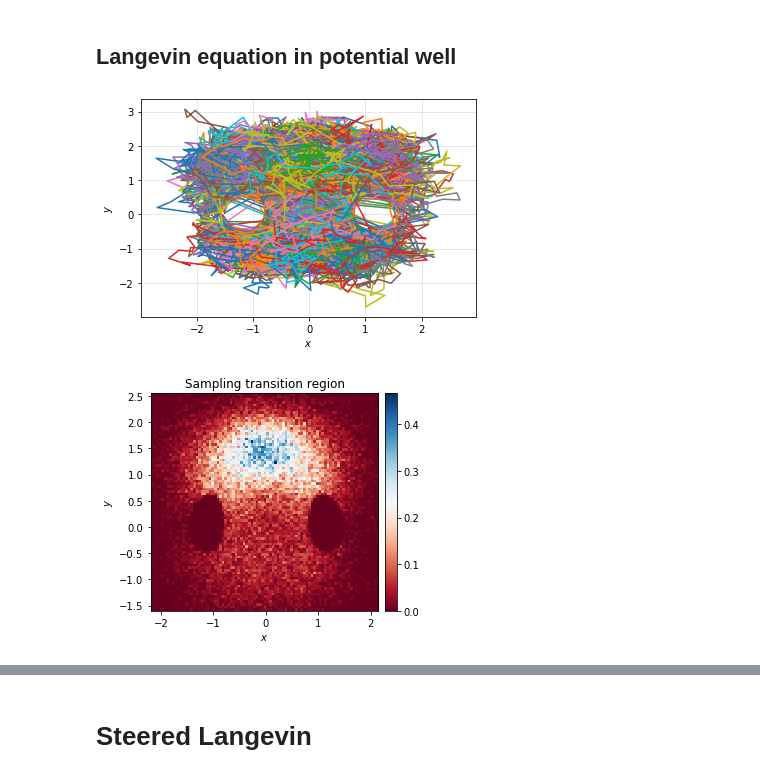
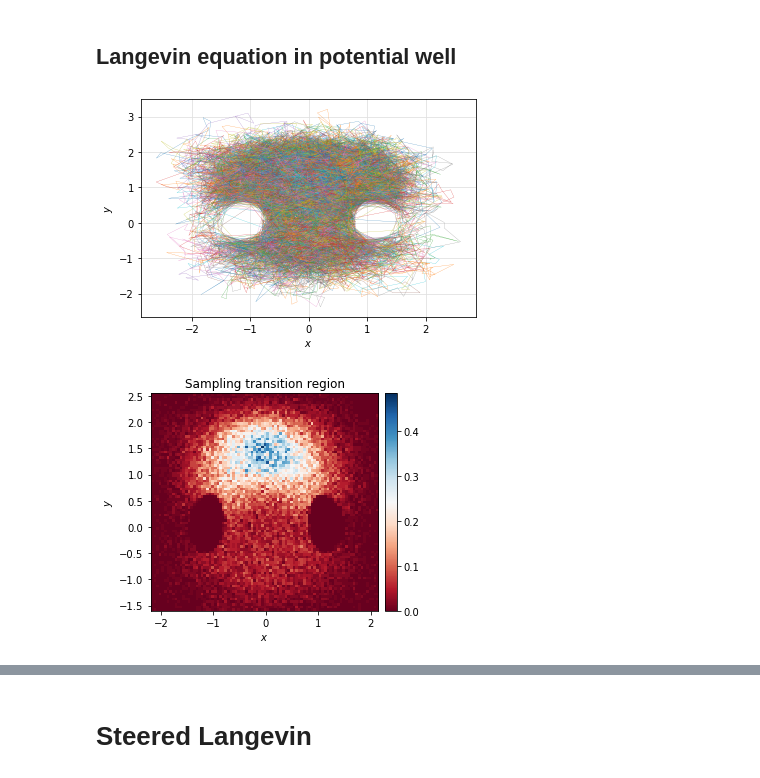
Before and after one commit to FrancescoSlongo/VariationalMD, a Jupyter notebook: 2D_ToyModel_2.ipynb, the cells around one changed output, grey strips where cells are left out. Drawn from its saved outputs; the diff is of its cells as text; code cells hidden in the pictures.

```diff
--- a/2D_ToyModel_2.ipynb
+++ b/2D_ToyModel_2.ipynb
@@ -105,42 +176,38 @@ for i in range(1000):
     q0 = np.array([-1.0, 0.0])
     traj = LI(q0, KbT = KbT)
     if traj[0,0] != 0 and traj[0,1] != 0:
-        plt.plot(traj[:,0], traj[:,1])
+        plt.plot(traj[:,0], traj[:,1], linewidth=0.2)
         if tmp==0:
             trajall = np.copy(traj)
             tmp = 1
         if tmp==1:
             trajall = np.concatenate((trajall, traj), axis=0)
 plt.xlabel('$x$')
 plt.ylabel('$y$')
 axes = plt.gca()
 axes.set_axisbelow(True)
 plt.grid(True, which='major', axis='both', color='#e0e0e0')
 plt.show()
 
 # Density plot of how much time the system passes in a given point
-if KbT == 1.5:
-    xedges = np.arange(-2.2, 2.2, 0.05).tolist()
-    yedges = np.arange(-1.6, 2.6, 0.05).tolist()
-else:
-    xedges = np.arange(-1.5, 1.5, 0.05).tolist()
-    yedges = np.arange(-0.5, 1.6, 0.05).tolist()
+xedges = np.arange(-2.2, 2.2, 0.05).tolist()
+yedges = np.arange(-1.6, 2.6, 0.05).tolist()
 x = trajall[:,0]
 y = trajall[:,1]
 H, xedges, yedges = np.histogram2d(x, y, bins=(xedges, yedges), density = True)
 H = H.T  # Let each row list bins with common y range.
 plt.figure()
 im = plt.imshow(H, interpolation='nearest', origin='low',extent=[xedges[0], xedges[-1], yedges[0], yedges[-1]])
 ax = plt.gca()
 # colormap, colorbar, labels, ect.
 im.set_cmap('RdBu')
 plt.xlabel(r"$x$")
 plt.ylabel(r"$y$")
 plt.title("Sampling transition region")
 divider = make_axes_locatable(ax)
 cax = divider.append_axes("right", "5%", pad="3%")
 plt.colorbar(im, cax=cax)
 plt.show()
 # %% [output]
-[figure, old version]
+[figure, new version]
-[figure, old version]
+[figure, new version]
```
Also changed, not shown: parts of 9 cells of this notebook, 5 other files.
